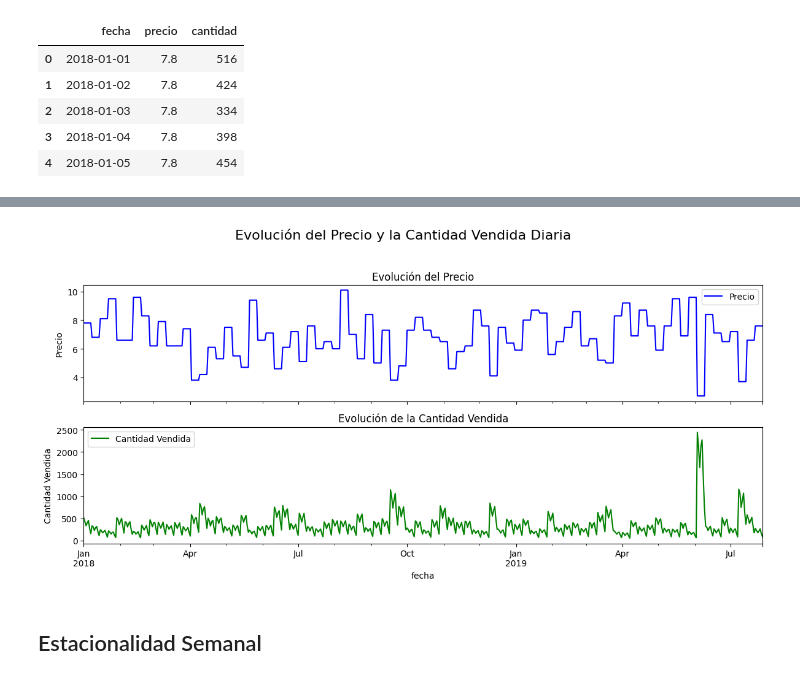
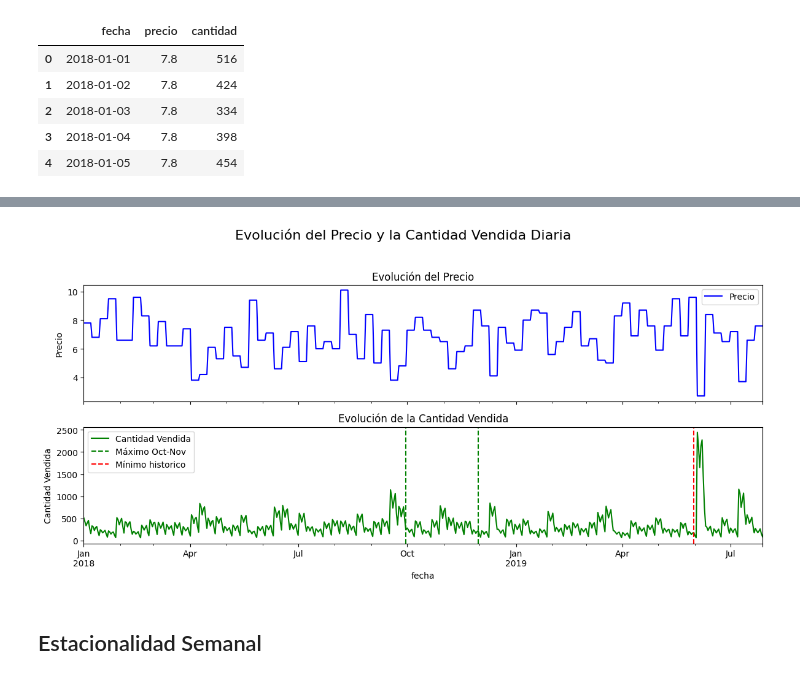
Before and after one commit to SergioDP94/Pricing, a Jupyter notebook: Modulo_0_fundamentos/elasticidad.ipynb, the cells around one changed output, grey strips where cells are left out. Saved outputs shown, nothing was run; the diff lists cells and outputs as text; code cells hidden in the pictures.

```diff
--- a/Modulo_0_fundamentos/elasticidad.ipynb
+++ b/Modulo_0_fundamentos/elasticidad.ipynb
@@ -40,3 +56,25 @@ data.head()
 | 2 | 2018-01-03 | 7.8 | 334 |
 | 3 | 2018-01-04 | 7.8 | 398 |
 | 4 | 2018-01-05 | 7.8 | 454 |
+# %%
+# Calcular la suma móvil de 9 semanas
+data['Venta_ult_9_sem'] = data['cantidad'].rolling(window=63).sum()
+
+# Crear la gráfica
+ax = data.set_index('fecha')[['Venta_ult_9_sem']].plot(figsize=(10, 6))
+
+# Agregar título y etiquetas
+ax.set_title("Ventas Acumuladas de las Últimas 9 Semanas", fontsize=14)
+ax.set_xlabel("Fecha", fontsize=12)
+ax.set_ylabel("Ventas acumuladas", fontsize=12)
+
+# Marcar los niveles máximos y mínimos con líneas verticales punteadas
+ax.axvline(pd.Timestamp('2018-09-30'), color='green', linestyle='--', label='Máximo Oct-Nov')
+ax.axvline(pd.Timestamp('2018-11-30'), color='green', linestyle='--')
+ax.axvline(pd.Timestamp('2019-05-31'), color='red', linestyle='--', label='Mínimo historico')
+
+# Agregar leyenda
+ax.legend()
+
+# Mostrar la gráfica
+plt.show()
@@ -43,27 +83,32 @@ data.head()
 # %%
 fig, axes = plt.subplots(nrows=2, ncols=1, figsize=(12, 6), sharex=True)
 
 # Graficar el precio en el primer subgráfico
 data.set_index('fecha')['precio'].plot(ax=axes[0], color='blue', label='Precio')
 axes[0].set_title('Evolución del Precio')
 axes[0].set_ylabel('Precio')
 axes[0].legend()
 
 # Graficar la cantidad vendida en el segundo subgráfico
 data.set_index('fecha')['cantidad'].plot(ax=axes[1], color='green', label='Cantidad Vendida')
 axes[1].set_title('Evolución de la Cantidad Vendida')
 axes[1].set_ylabel('Cantidad Vendida')
+
+# Marcar los niveles máximos y mínimos con líneas verticales punteadas
+axes[1].axvline(pd.Timestamp('2018-09-30'), color='green', linestyle='--', label='Máximo Oct-Nov')
+axes[1].axvline(pd.Timestamp('2018-11-30'), color='green', linestyle='--')
+axes[1].axvline(pd.Timestamp('2019-05-31'), color='red', linestyle='--', label='Mínimo historico')
 axes[1].legend()
 
 # Título principal
 fig.suptitle('Evolución del Precio y la Cantidad Vendida Diaria', fontsize=16)
 
 # Ajustar el espacio entre subgráficos
 fig.tight_layout(rect=[0, 0, 1, 0.95])  # Deja espacio para el título principal
 
 plt.show()
 # %% [output]
-[figure, old version]
+[figure, new version]
 # %% [markdown]
 ## Estacionalidad Semanal
 # %%
```
Also changed, not shown: parts of 13 cells of this notebook.
